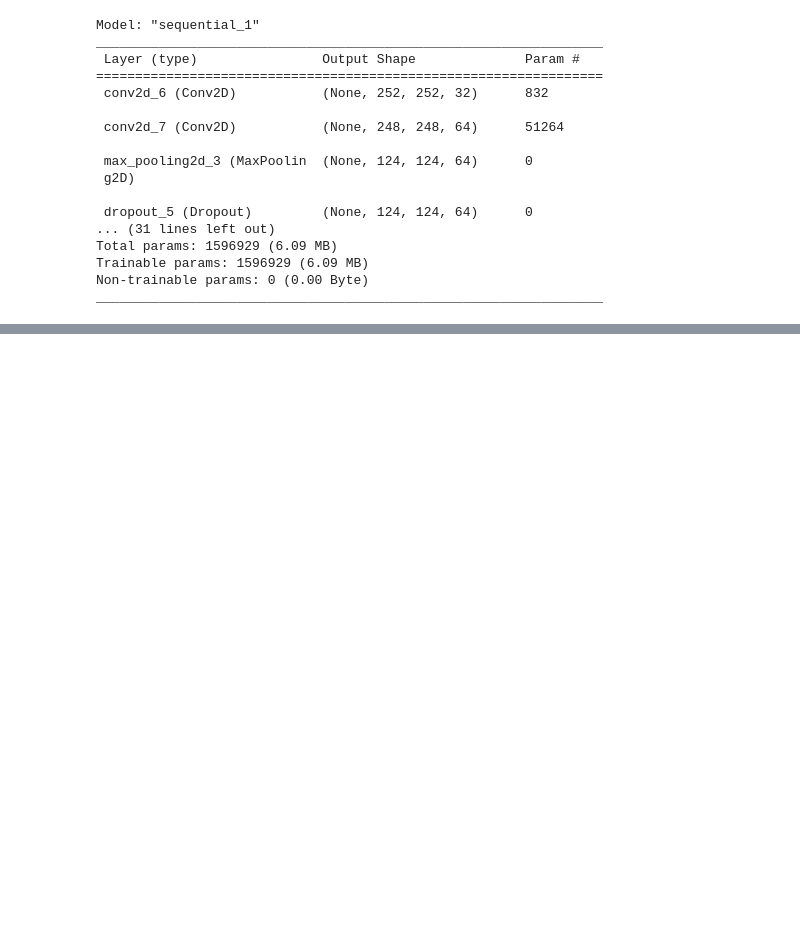
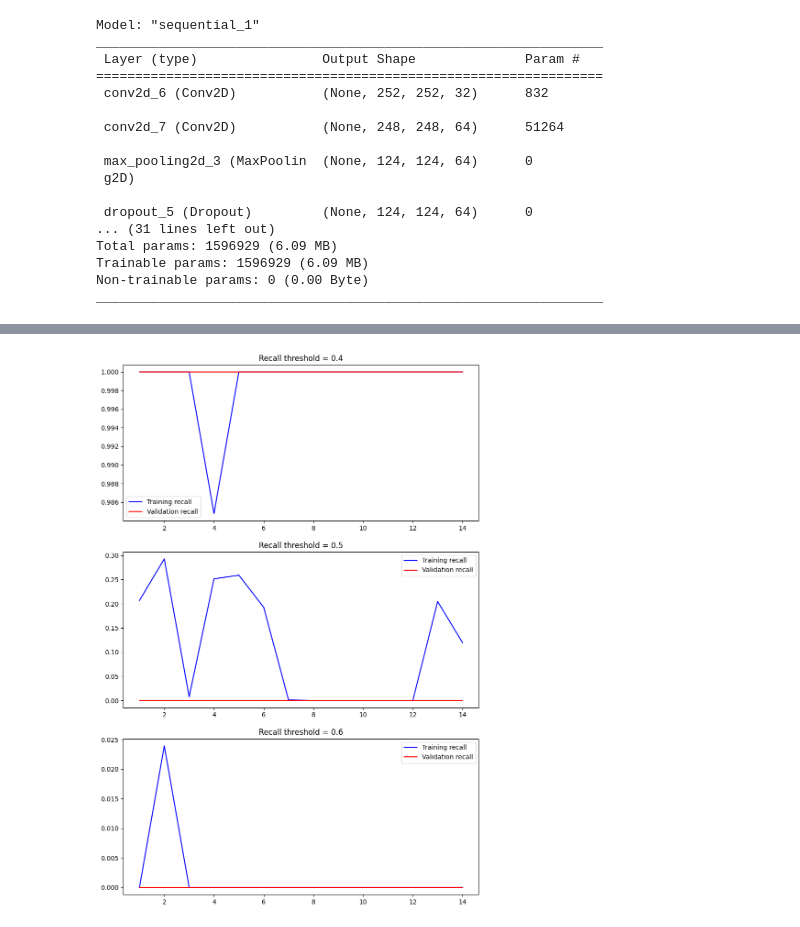
Before and after one commit to kavang02/RSNA-Breast-Cancer-Detection, a Jupyter notebook: CNN.ipynb, the cells around one changed output, grey strips where cells are left out. Cells and saved outputs as stored; diff of their text form; code cells hidden in the pictures; blank space fills up the shorter version.

```diff
--- a/CNN.ipynb
+++ b/CNN.ipynb
@@ -214,0 +273,17 @@ plt.show()
+# %%
+recall = np.array(history.history['recall_1'])
+valRecall = np.array(history.history['val_recall_1'])
+
+thresholds = [0.4, 0.5, 0.6]
+plt.figure(figsize=(10, 5 * 3))
+
+for i, threshold in enumerate(thresholds):
+    plt.subplot(3, 1, i + 1)
+    plt.plot(range(1, 15), recall[:, i], 'b', label='Training recall')
+    plt.plot(range(1, 15), valRecall[:, i], 'r', label='Validation recall')
+    plt.title(f'Recall threshold = {threshold}')
+    plt.legend()
+
+plt.show()
+# %% [output]
+[figure, added]
```
Also changed, not shown: parts of 24 cells of this notebook, 3 other files.
